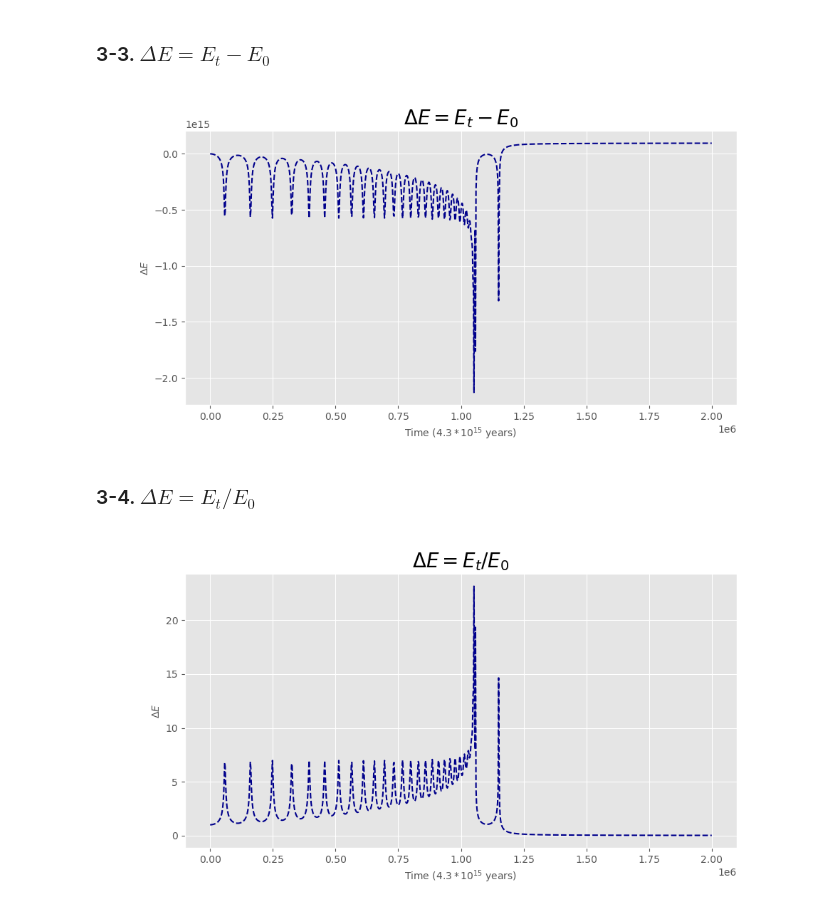
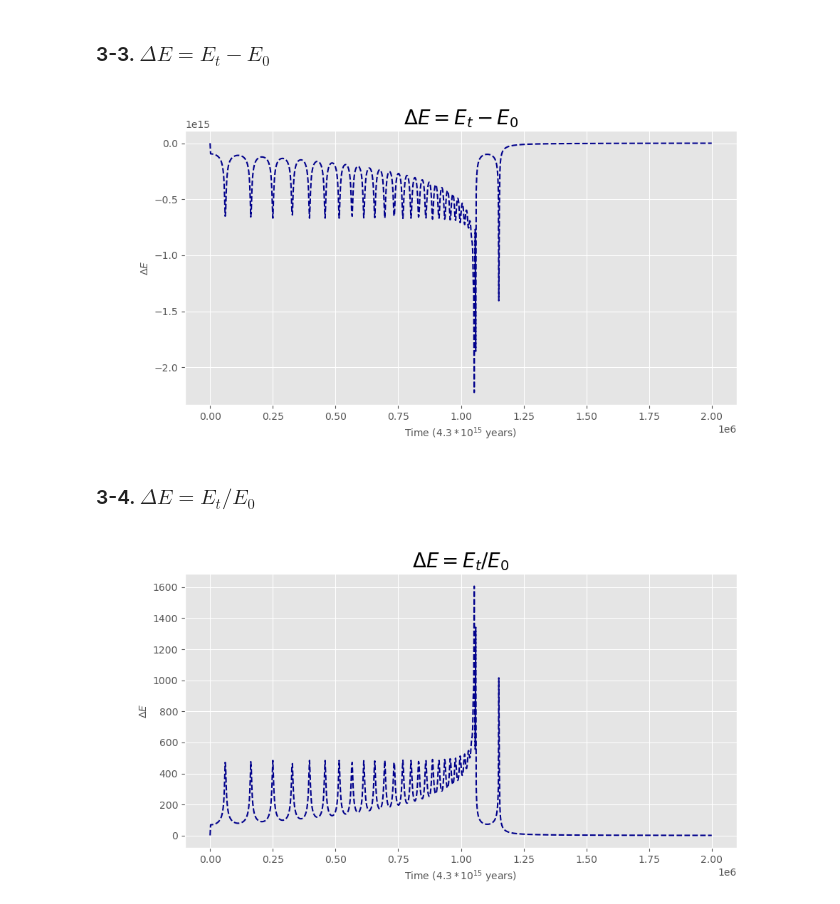
Before and after one commit to Mephisto-000/SMBBH, a Jupyter notebook: demo2/energy_demo_1.ipynb, the cells around one changed output. Saved outputs shown, nothing was run; the diff lists cells and outputs as text; code cells hidden in the pictures.

```diff
--- a/demo2/energy_demo_1.ipynb
+++ b/demo2/energy_demo_1.ipynb
@@ -66,13 +66,13 @@ plot1.plot_rk4_result(radius=0.05)
 # %% [markdown]
 ## 3. Energy Calculate
 # %%
-all_data = result_1["no_rot_data"]
+all_data = result_1["rot_data"]
 # %%
-r1x, r1y, r1z = all_data[1:, 0], all_data[1:, 1], all_data[1:, 2]
-r2x, r2y, r2z = all_data[1:, 3], all_data[1:, 4], all_data[1:, 5]
+r1x, r1y, r1z = all_data[0:, 0], all_data[0:, 1], all_data[0:, 2]
+r2x, r2y, r2z = all_data[0:, 3], all_data[0:, 4], all_data[0:, 5]
 
-v1x, v1y, v1z = all_data[1:, 6], all_data[1:, 7], all_data[1:, 8]
-v2x, v2y, v2z = all_data[1:, 9], all_data[1:, 10], all_data[1:, 11]
+v1x, v1y, v1z = all_data[0:, 6], all_data[0:, 7], all_data[0:, 8]
+v2x, v2y, v2z = all_data[0:, 9], all_data[0:, 10], all_data[0:, 11]
 # %% [markdown]
 $$E_{i} = \frac{1}{2}(u_{i}^{2} + v_{i}^{2} + w_{i}^{2}) - \left( c\frac{\arctan{(r_{i})}}{r_{i}} + \frac{\mu}{r_{i}} \right),$$ where $i = 1,2$.
 # %%
@@ -111,7 +111,7 @@ Et_E0 = E_total - E_total[0]
 # %%
 plt.figure(figsize=(10, 5))
 total_time = int(time_length / time_step)
-dt_len = np.linspace(0, total_time, time_length - 1)
+dt_len = np.linspace(0, total_time, time_length)
 plt.subplot()
 plt.plot(dt_len, Et_E0, "--", color="darkblue")
 plt.xlabel("Time ($4.3*10^{15}$ years)", fontsize=10)
@@ -119,7 +119,7 @@ plt.ylabel(r"$\Delta E$", fontsize=10)
 plt.title(r"$\Delta E = E_{t} - E_{0}$", fontsize=20)
 plt.show()
 # %% [output]
-[figure, old version]
+[figure, new version]
 # %% [markdown]
 ### 3-4. $\Delta E = E_{t}/E_{0}$
 # %%
@@ -127,12 +127,12 @@ Et_divi_E0 = E_total/E_total[0]
 # %%
 plt.figure(figsize=(10, 5))
 total_time = int(time_length / time_step)
-dt_len = np.linspace(0, total_time, time_length - 1)
+dt_len = np.linspace(0, total_time, time_length)
 plt.subplot()
 plt.plot(dt_len, Et_divi_E0, "--", color="darkblue")
 plt.xlabel("Time ($4.3*10^{15}$ years)", fontsize=10)
 plt.ylabel(r"$\Delta E$", fontsize=10)
 plt.title(r"$\Delta E = E_{t} / E_{0}$", fontsize=20)
 plt.show()
 # %% [output]
-[figure, old version]
+[figure, new version]
```
Also changed, not shown: parts of 2 cells of this notebook, 4 other files.
